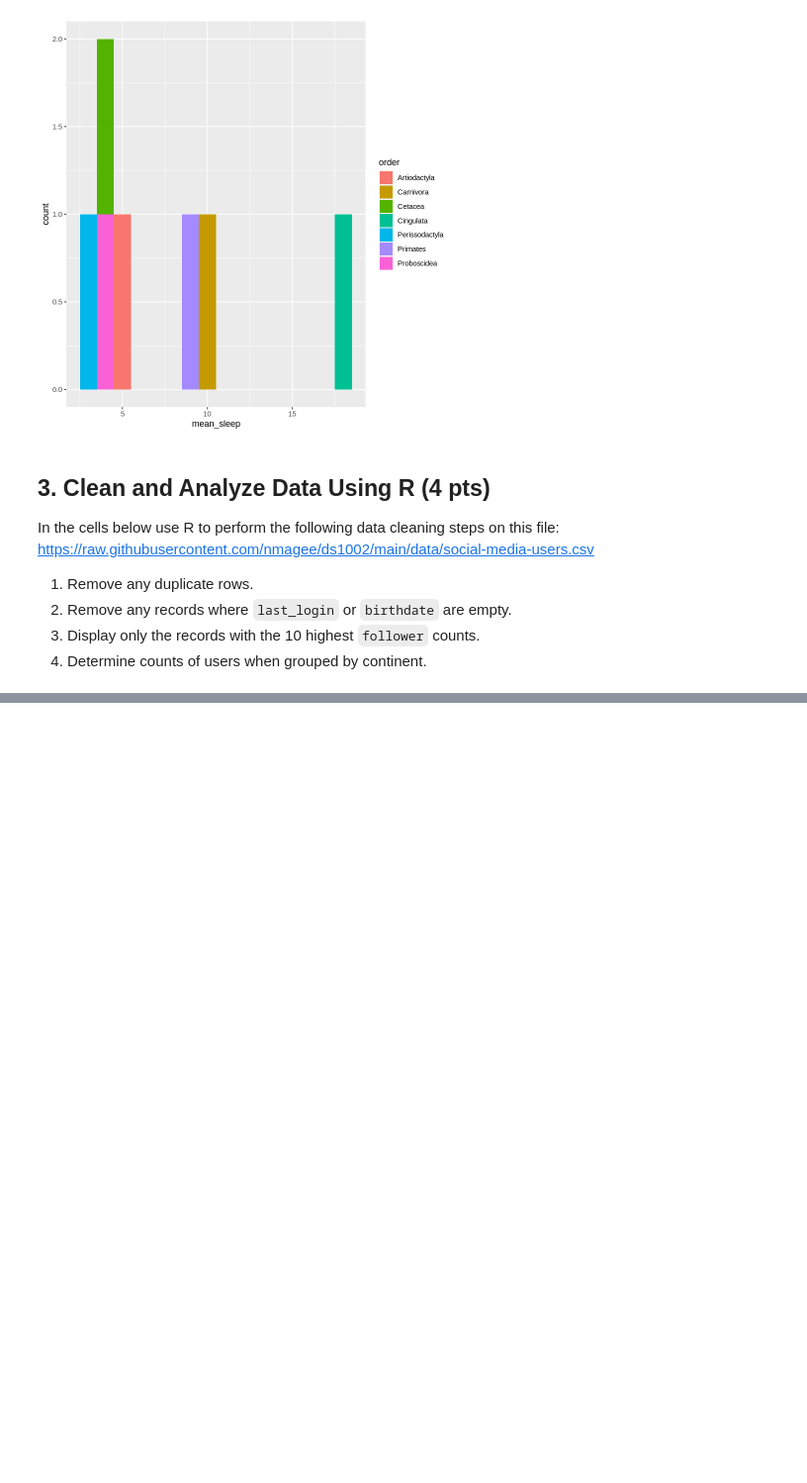
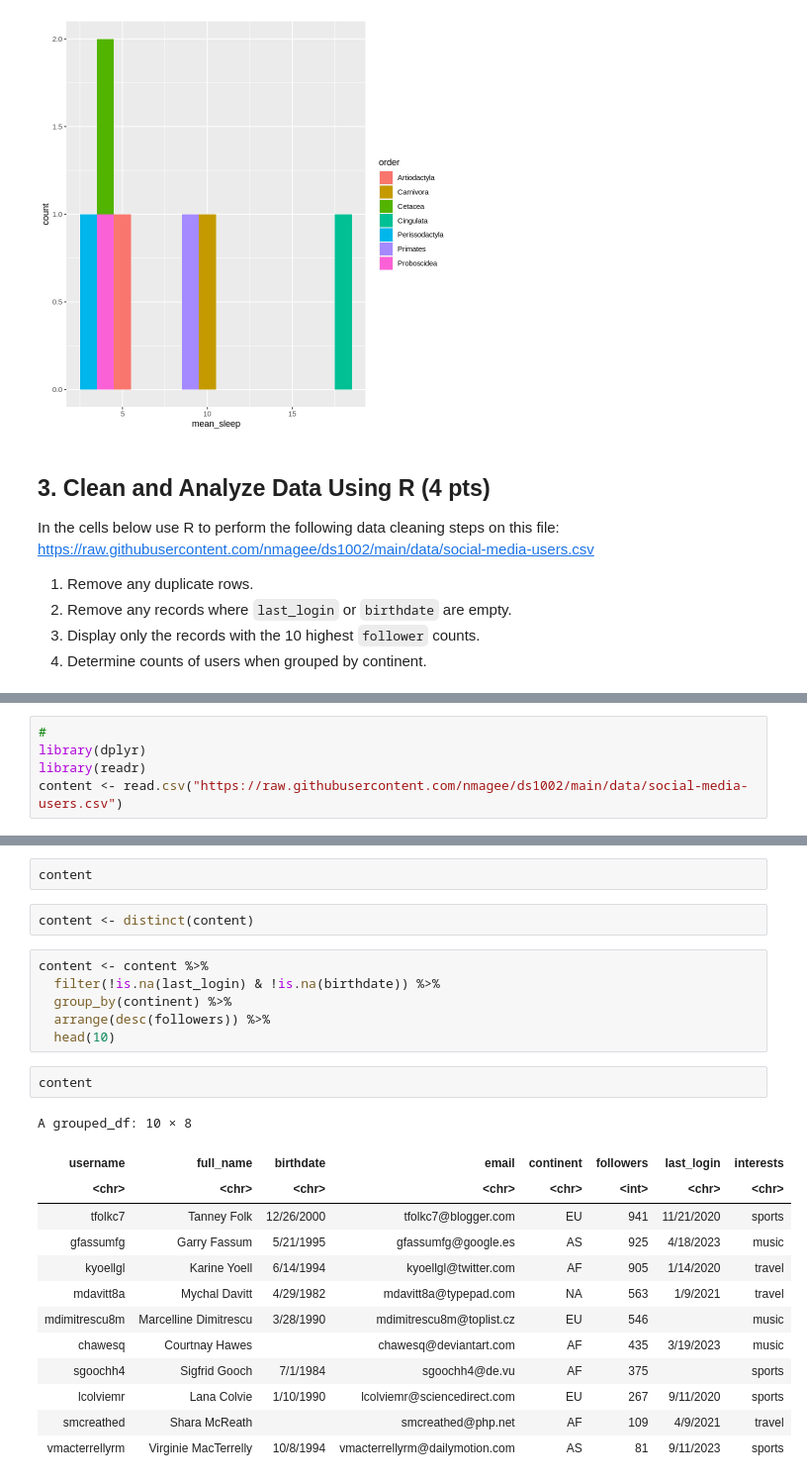
Before and after one commit to opark03/ds1002-rxb8yt, a Jupyter notebook: homework/week-15.ipynb, the cells around one changed output, grey strips where cells are left out. Shown at 99% size. Drawn from its saved outputs; the diff is of its cells as text; blank space fills up the shorter version.

```diff
--- a/homework/week-15.ipynb
+++ b/homework/week-15.ipynb
@@ -98,0 +91,5 @@ https://raw.githubusercontent.com/nmagee/ds1002/main/data/social-media-users.csv
+# %%
+#
+library(dplyr)
+library(readr)
+content <- read.csv("https://raw.githubusercontent.com/nmagee/ds1002/main/data/social-media-users.csv")
@@ -98,0 +108,26 @@ https://raw.githubusercontent.com/nmagee/ds1002/main/data/social-media-users.csv
+# %%
+content
+# %%
+content <- distinct(content)
+# %%
+content <- content %>%
+  filter(!is.na(last_login) & !is.na(birthdate)) %>%
+  group_by(continent) %>%
+  arrange(desc(followers)) %>%
+  head(10)
+# %%
+content
+# %% [output]
+A grouped_df: 10 × 8
+| username | full_name | birthdate | email | continent | followers | last_login | interests |
+| <chr> | <chr> | <chr> | <chr> | <chr> | <int> | <chr> | <chr> |
+| tfolkc7 | Tanney Folk | 12/26/2000 | tfolkc7@blogger.com | EU | 941 | 11/21/2020 | sports |
+| gfassumfg | Garry Fassum | 5/21/1995 | gfassumfg@google.es | AS | 925 | 4/18/2023 | music |
+| kyoellgl | Karine Yoell | 6/14/1994 | kyoellgl@twitter.com | AF | 905 | 1/14/2020 | travel |
+| mdavitt8a | Mychal Davitt | 4/29/1982 | mdavitt8a@typepad.com | NA | 563 | 1/9/2021 | travel |
+| mdimitrescu8m | Marcelline Dimitrescu | 3/28/1990 | mdimitrescu8m@toplist.cz | EU | 546 |  | music |
+| chawesq | Courtnay Hawes |  | chawesq@deviantart.com | AF | 435 | 3/19/2023 | music |
+| sgoochh4 | Sigfrid Gooch | 7/1/1984 | sgoochh4@de.vu | AF | 375 |  | sports |
+| lcolviemr | Lana Colvie | 1/10/1990 | lcolviemr@sciencedirect.com | EU | 267 | 9/11/2020 | sports |
+| smcreathed | Shara McReath |  | smcreathed@php.net | AF | 109 | 4/9/2021 | travel |
+| vmacterrellyrm | Virginie MacTerrelly | 10/8/1994 | vmacterrellyrm@dailymotion.com | AS | 81 | 9/11/2023 | sports |
```
Also changed, not shown: parts of 5 cells of this notebook.
